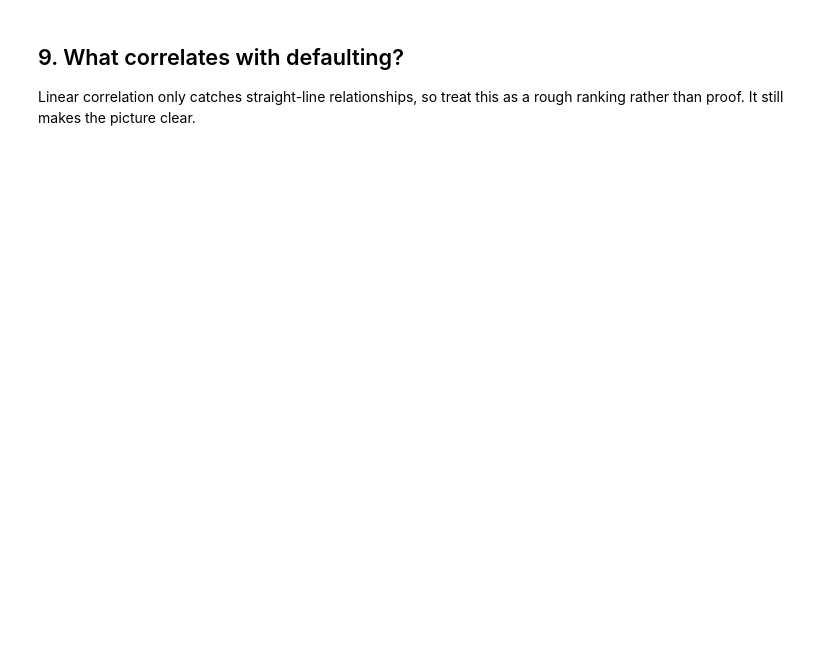
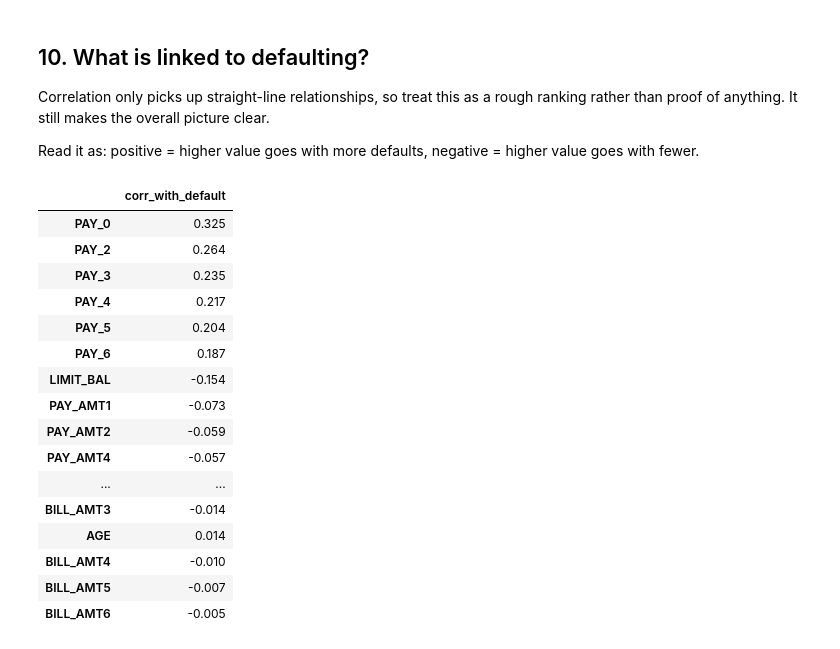
Before and after one commit to Tharshen2124/DefaultWatch, a Jupyter notebook: notebooks/eda.ipynb, the cells around one changed output. Saved outputs shown, nothing was run; the diff lists cells and outputs as text; code cells hidden in the pictures; blank space fills up the shorter version.

```diff
--- a/notebooks/eda.ipynb
+++ b/notebooks/eda.ipynb
@@ -175,14 +443,35 @@ dataset[["AGE"] + MONEY_COLUMNS].describe().T.round(0)
 # %% [markdown]
-## 9. What correlates with defaulting?
+## 10. What is linked to defaulting?
 
-Linear correlation only catches straight-line relationships, so treat this as a rough ranking rather
-than proof. It still makes the picture clear.
+Correlation only picks up straight-line relationships, so treat this as a rough ranking rather than
+proof of anything. It still makes the overall picture clear.
+
+Read it as: positive = higher value goes with more defaults, negative = higher value goes with
+fewer.
 # %%
 correlations = (
     dataset.drop(columns=["ID"])
-    .corr(numeric_only=True)["DEFAULT_NEXT_MONTH"]
-    .drop("DEFAULT_NEXT_MONTH")
+    .corr(numeric_only=True)[TARGET]
+    .drop(TARGET)
 )
 
 correlations.sort_values(key=abs, ascending=False).round(3).to_frame("corr_with_default")
+# %% [output]
+|  | corr_with_default |
+| PAY_0 | 0.325 |
+| PAY_2 | 0.264 |
+| PAY_3 | 0.235 |
+| PAY_4 | 0.217 |
+| PAY_5 | 0.204 |
+| PAY_6 | 0.187 |
+| LIMIT_BAL | -0.154 |
+| PAY_AMT1 | -0.073 |
+| PAY_AMT2 | -0.059 |
+| PAY_AMT4 | -0.057 |
+| ... | ... |
+| BILL_AMT3 | -0.014 |
+| AGE | 0.014 |
+| BILL_AMT4 | -0.010 |
+| BILL_AMT5 | -0.007 |
+| BILL_AMT6 | -0.005 |
 # %% [markdown]
```
Also changed, not shown: parts of 27 cells of this notebook, 1 other file.
